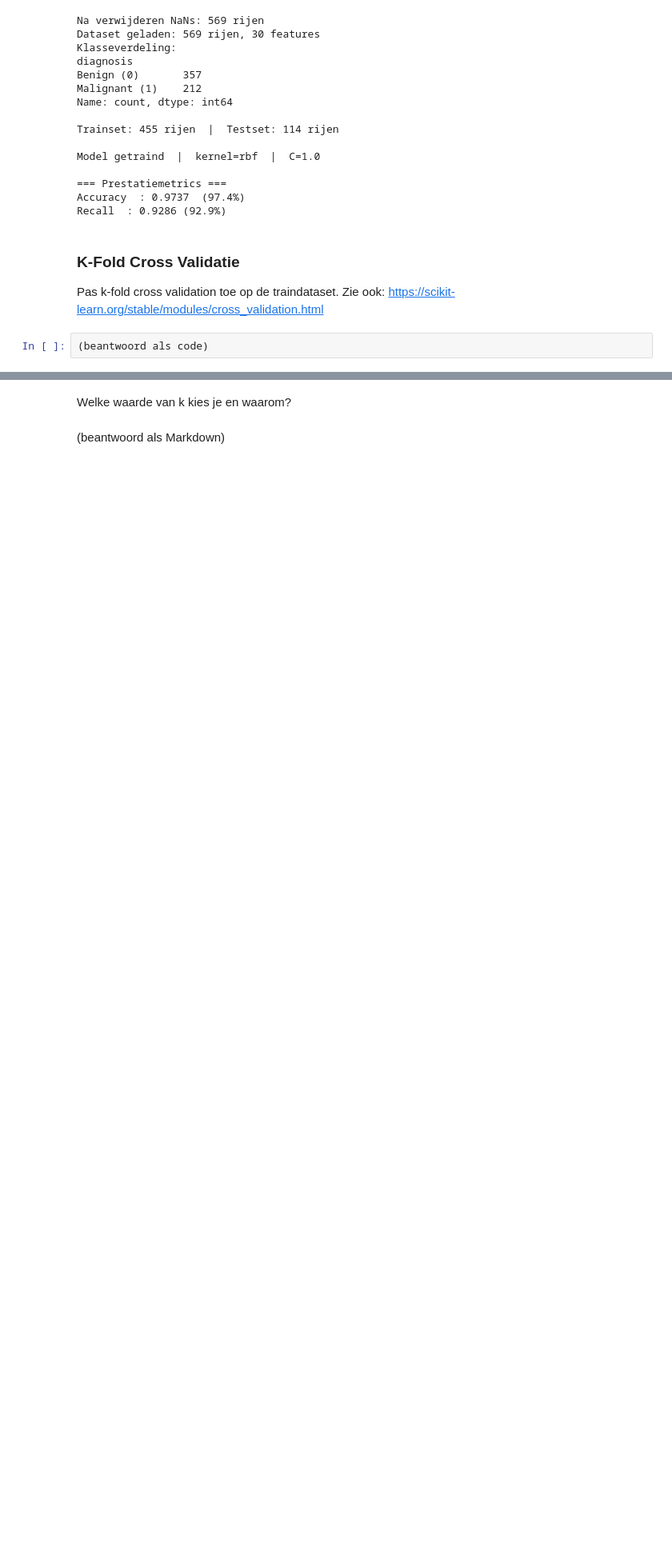
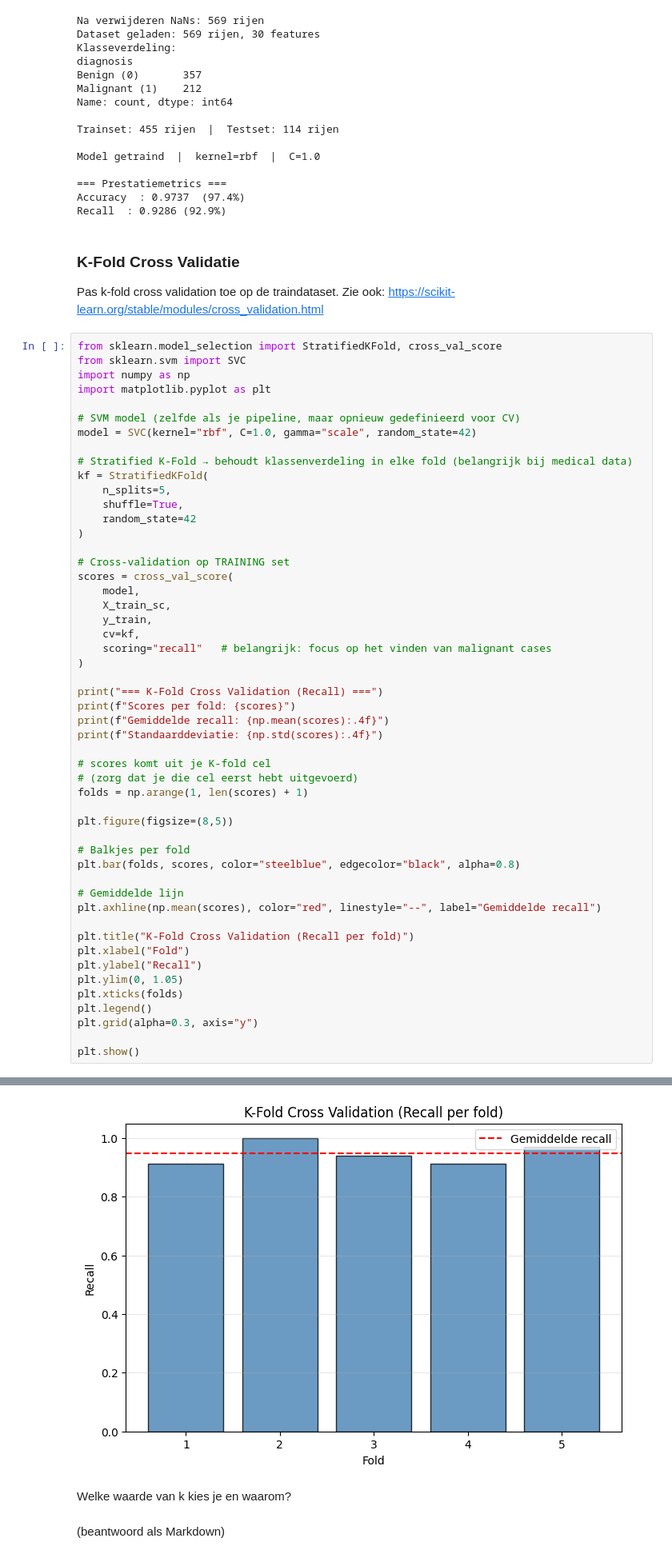
Before and after one commit to Nethamine/OP_2_Data_Mining, a Jupyter notebook: Data Mining - Opdracht 2 (Parameters & Prestatiemetrics).ipynb, the cells around one changed output, grey strips where cells are left out. Shown at 80% size. Drawn from its saved outputs; the diff is of its cells as text; blank space fills up the shorter version.

Commit message:
Eerste versie van 2/2

```diff
--- a/Data Mining - Opdracht 2 (Parameters & Prestatiemetrics).ipynb
+++ b/Data Mining - Opdracht 2 (Parameters & Prestatiemetrics).ipynb
@@ -1015,4 +1015,54 @@ Recall  : 0.9286 (92.9%)
 
 Pas k-fold cross validation toe op de traindataset. Zie ook: https://scikit-learn.org/stable/modules/cross_validation.html
 # %%
-(beantwoord als code)
+from sklearn.model_selection import StratifiedKFold, cross_val_score
+from sklearn.svm import SVC
+import numpy as np
+import matplotlib.pyplot as plt
+
+# SVM model (zelfde als je pipeline, maar opnieuw gedefinieerd voor CV)
+model = SVC(kernel="rbf", C=1.0, gamma="scale", random_state=42)
+
+# Stratified K-Fold → behoudt klassenverdeling in elke fold (belangrijk bij medical data)
+kf = StratifiedKFold(
+    n_splits=5,
+    shuffle=True,
+    random_state=42
+)
+
+# Cross-validation op TRAINING set
+scores = cross_val_score(
+    model,
+    X_train_sc,
+    y_train,
+    cv=kf,
+    scoring="recall"   # belangrijk: focus op het vinden van malignant cases
+)
+
+print("=== K-Fold Cross Validation (Recall) ===")
+print(f"Scores per fold: {scores}")
+print(f"Gemiddelde recall: {np.mean(scores):.4f}")
+print(f"Standaarddeviatie: {np.std(scores):.4f}")
+
+# scores komt uit je K-fold cel
+# (zorg dat je die cel eerst hebt uitgevoerd)
+folds = np.arange(1, len(scores) + 1)
+
+plt.figure(figsize=(8,5))
+
+# Balkjes per fold
+plt.bar(folds, scores, color="steelblue", edgecolor="black", alpha=0.8)
+
+# Gemiddelde lijn
+plt.axhline(np.mean(scores), color="red", linestyle="--", label="Gemiddelde recall")
+
+plt.title("K-Fold Cross Validation (Recall per fold)")
+plt.xlabel("Fold")
+plt.ylabel("Recall")
+plt.ylim(0, 1.05)
+plt.xticks(folds)
+plt.legend()
+plt.grid(alpha=0.3, axis="y")
+
+plt.show()
+# %% [output]
@@ -1019,3 +1073,4 @@ Pas k-fold cross validation toe op de traindataset. Zie ook: https://scikit-lear
+[figure, added]
 # %% [markdown]
 Welke waarde van k kies je en waarom?
 # %% [markdown]
```
Also changed, not shown: parts of 4 cells of this notebook.
